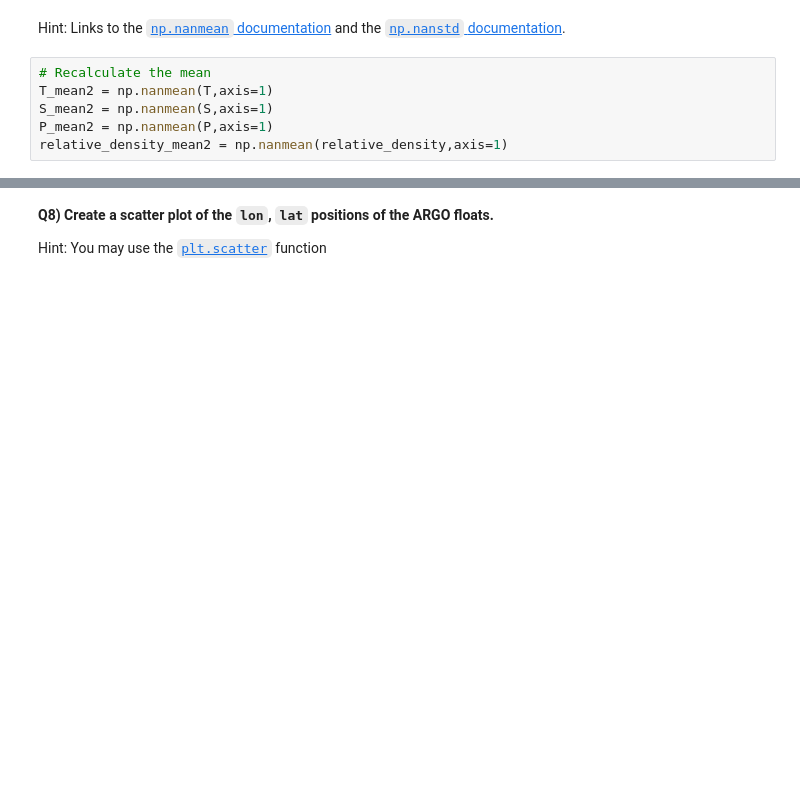
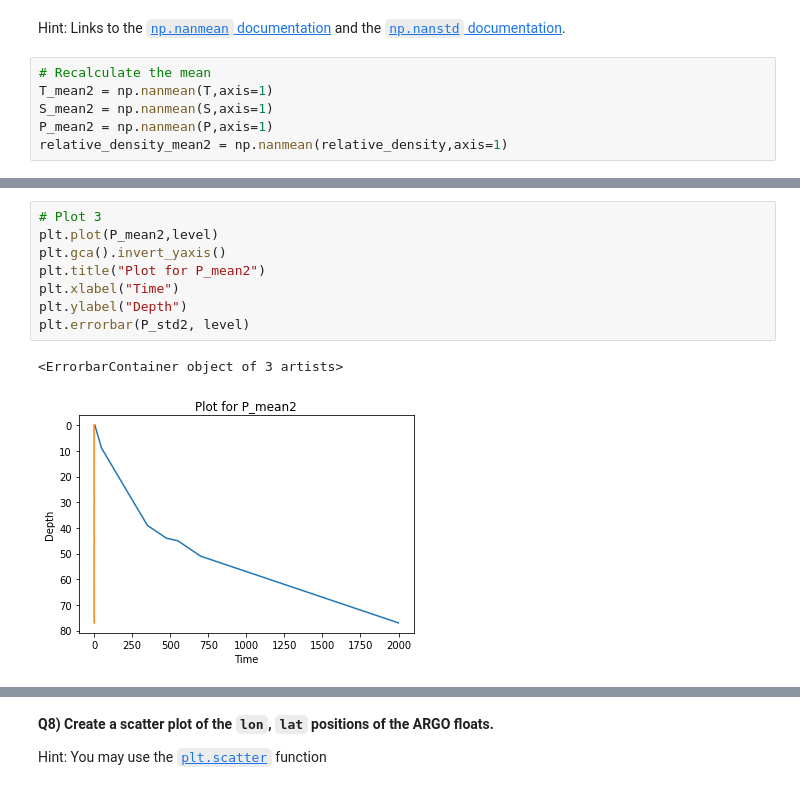
Before and after one commit to AlePol27/2022_ML_Earth_Env_Sci, a Jupyter notebook: Lab_Notebooks/S1_2_Numpy.ipynb, the cells around one changed output, grey strips where cells are left out. Drawn from its saved outputs; the diff is of its cells as text; blank space fills up the shorter version.

```diff
--- a/Lab_Notebooks/S1_2_Numpy.ipynb
+++ b/Lab_Notebooks/S1_2_Numpy.ipynb
@@ -753,0 +741,11 @@ plt.errorbar(relative_density_std2, level)
+# %%
+# Plot 3
+plt.plot(P_mean2,level)
+plt.gca().invert_yaxis()
+plt.title("Plot for P_mean2")
+plt.xlabel("Time")
+plt.ylabel("Depth")
+plt.errorbar(P_std2, level)
+# %% [output]
+<ErrorbarContainer object of 3 artists>
+[figure, added]
```
Also changed, not shown: parts of 6 cells of this notebook.
